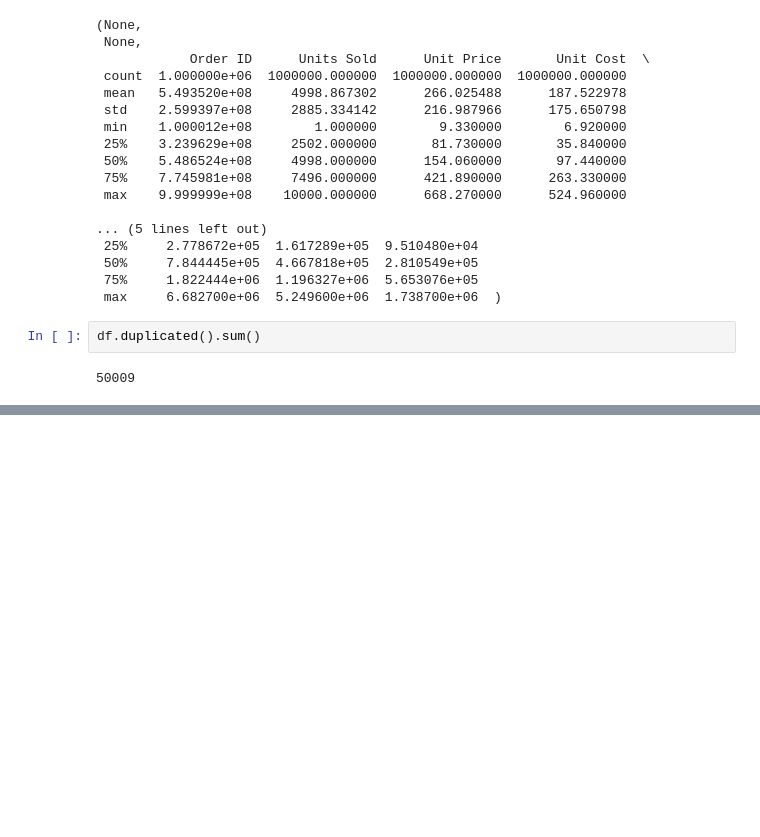
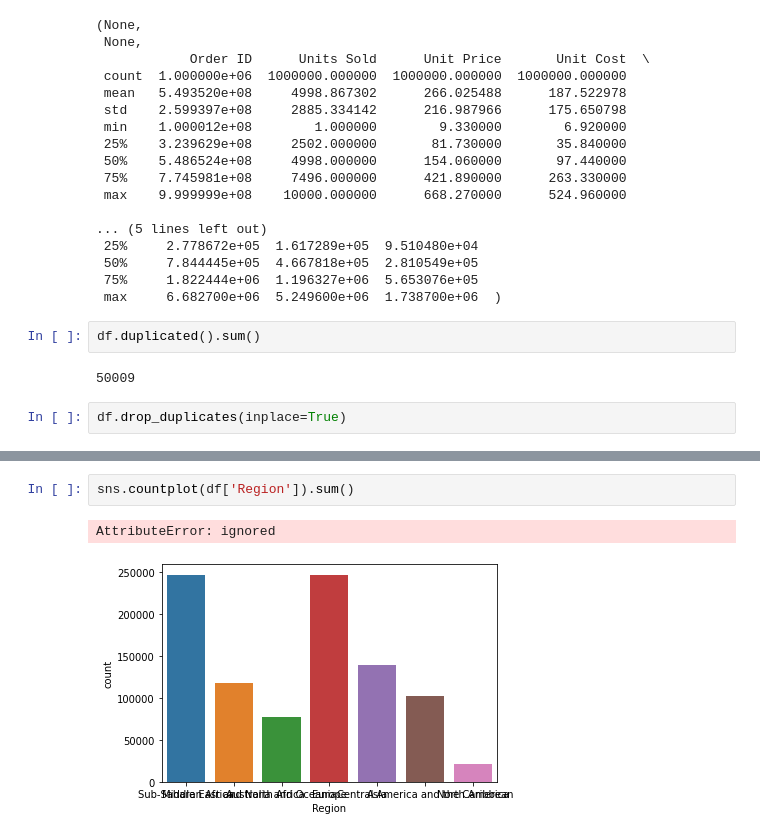
Before and after one commit to AimanHafizi619/My-Work, a Jupyter notebook: EDA_for_1M_Sales.ipynb, the cells around one changed output, grey strips where cells are left out. Saved outputs shown, nothing was run; the diff lists cells and outputs as text; blank space fills up the shorter version.

```diff
--- a/EDA_for_1M_Sales.ipynb
+++ b/EDA_for_1M_Sales.ipynb
@@ -62,3 +63,5 @@ memory usage: 106.8+ MB
 df.duplicated().sum()
 # %% [output]
 50009
+# %%
+df.drop_duplicates(inplace=True)
@@ -64,0 +102,5 @@ df.duplicated().sum()
+# %%
+sns.countplot(df['Region']).sum()
+# %% [output]
+AttributeError: ignored
+[figure, added]
```
Also changed, not shown: parts of 5 cells of this notebook.
